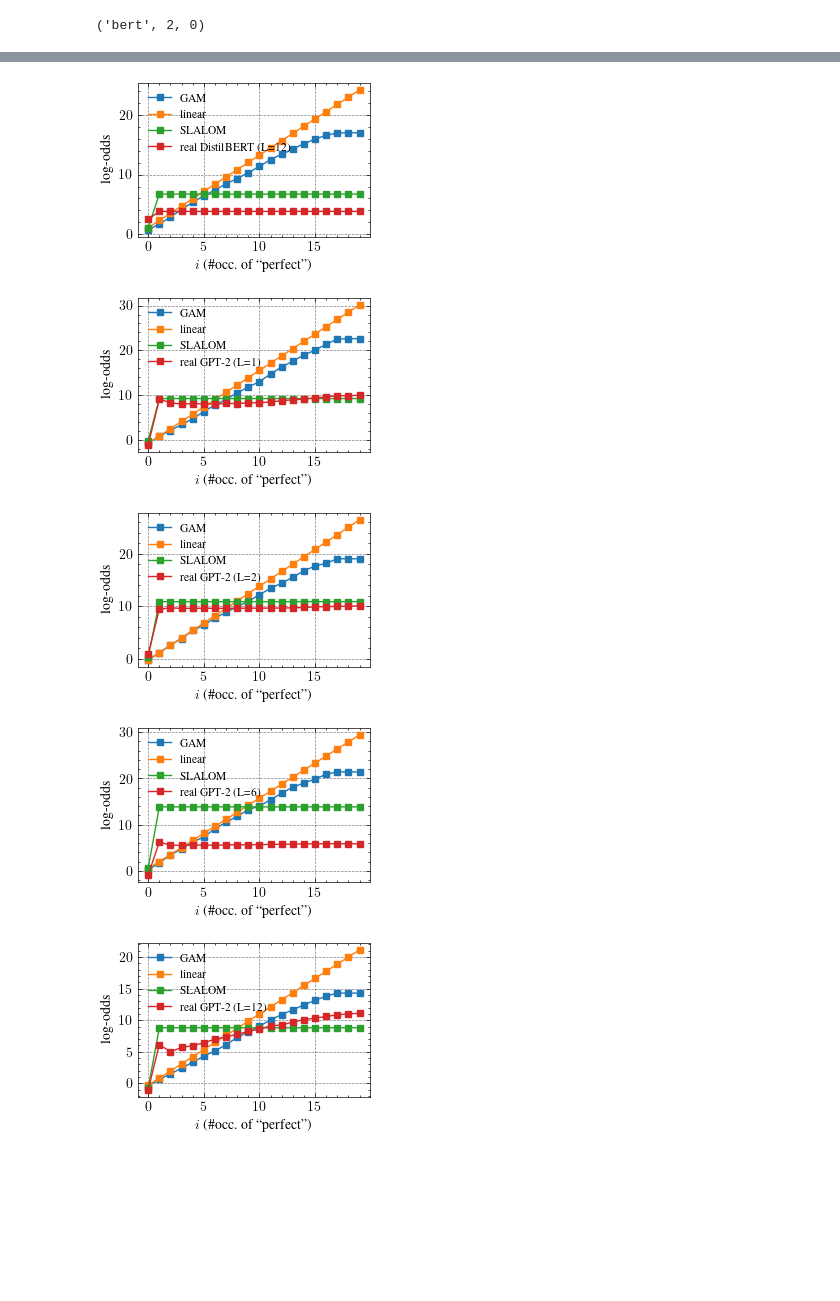
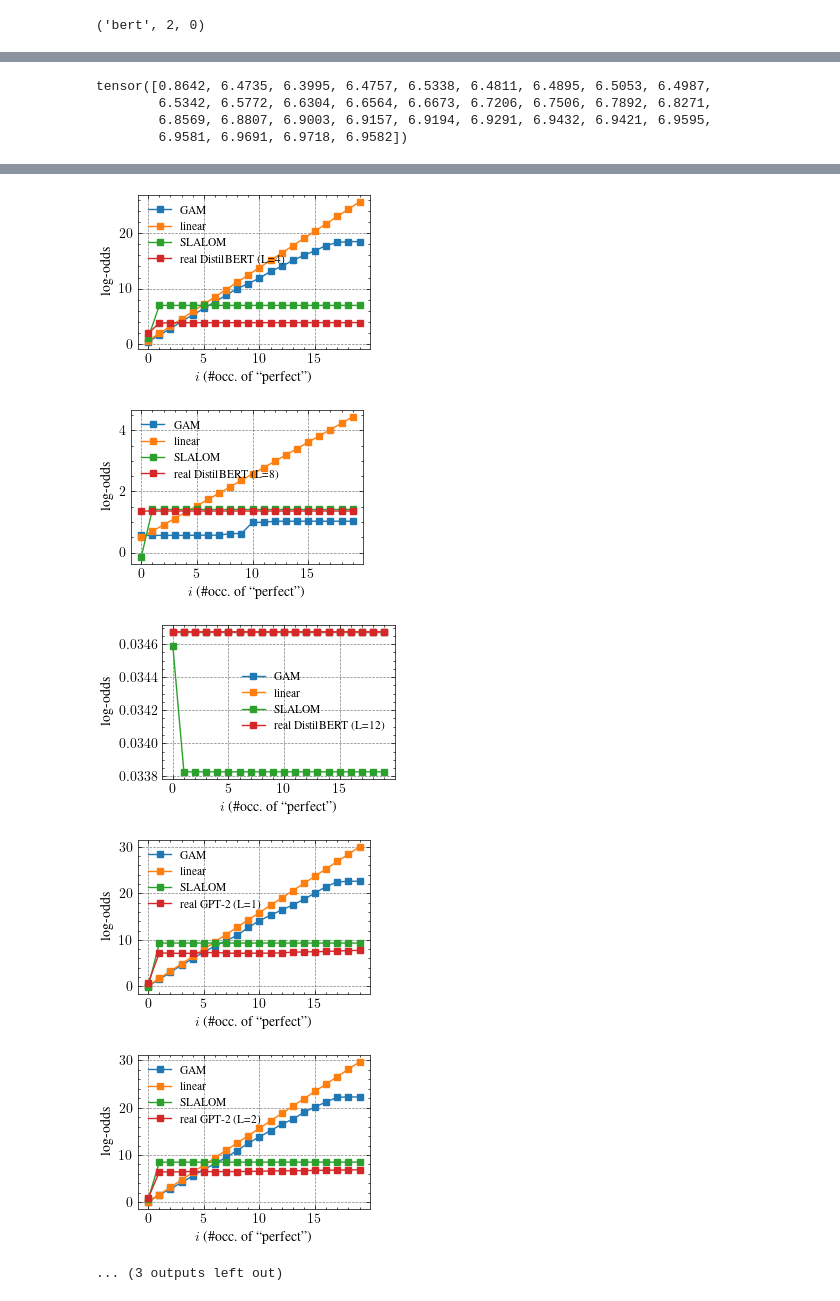
Before and after one commit to tleemann/slalom_explanations, a Jupyter notebook: notebooks/C_Explaining_SLALOM_synth.ipynb, the cells around one changed output, grey strips where cells are left out. Cells and saved outputs as stored; diff of their text form; code cells hidden in the pictures; blank space fills up the shorter version.

```diff
--- a/notebooks/C_Explaining_SLALOM_synth.ipynb
+++ b/notebooks/C_Explaining_SLALOM_synth.ipynb
@@ -20,4 +30,5 @@ from transformer_models import DistilBert, DistilGPT2, Bert, Trainer
 from transformers import AutoTokenizer
 # %%
 binomial = True
-prefix = "models_lin_exp_c"
+prefix = "models_lin_bin_rerun"
+device = "cuda:0" ## Available device
@@ -25,31 +40,31 @@ prefix = "models_lin_exp_c"
 ## Load models
 from collections import defaultdict
 n_heads = 12
-device = "cuda:3"
+
 res_dict = defaultdict(lambda: defaultdict(list))
 models_keys = []
 model_list = []
-for model in ["bert", "distilbert", "distilgpt2"]:
+for model in ["bert", "distilbert", "gpt2"]:
     #res_dict[model] =
-    for run in range(5):
-        for n_layers in [1, 2, 6, 12]:
-            if "distilgpt2" in model:
-                model_obj = DistilGPT2(n_layer=n_layers, n_head=n_heads)
+    for run in range(2):
+        for n_layers in [1, 2, 4, 8, 12]:
+            if "gpt2" in model:
+                model_obj = GPT2(n_layer=n_layers, n_head=n_heads, pretrained=False)
                 tokenizer = AutoTokenizer.from_pretrained('distilgpt2', use_fast=True)
             else:
                 if model == "bert":
-                    model_obj = Bert(n_layers=n_layers, n_heads=n_heads)
+                    model_obj = Bert(n_layers=n_layers, n_heads=n_heads, pretrained=False)
                 else:
-                    model_obj = DistilBert(n_layers=n_layers, n_heads=n_heads)
+                    model_obj = DistilBert(n_layers=n_layers, n_heads=n_heads, pretrained=False)
 
                 tokenizer = AutoTokenizer.from_pretrained('bert-base-uncased', use_fast=True)
-            model_str = f"{prefix}/r{run}/{model}_trained_{n_layers}_{n_heads}.pt"
+            model_str = f"{prefix}/sparsebow_{model}_{n_layers}_r{run}.pt"
             model_obj.model.load_state_dict(torch.load(model_str))
             model_obj.model.eval()
             model_obj.model = model_obj.model.to(device)
 
             ## Now run forward passes
-            res = compute_logits_for_single_token(tokenizer, model_obj.model, n_max=30, use_cls="bert" in model,use_device=device)
+            res = compute_logits_for_single_token(tokenizer, model_obj.model, n_max=30, use_cls="bert" in model, use_device=device)
             res = res[:,:,1]-res[:,:,0]
             res_dict[model][n_layers].append(res)
             model_list.append(model_obj.model.to("cpu"))
@@ -340,15 +302,15 @@ torch.save((lin_all_rnd, gam_all_rnd, slalom_all_rnd, true_all_rnd), f"data/exp_
 # %%
 import numpy as np
-n_runs = 5
-lin_all, gam_all, slalom_all, true_all = torch.load(f"data/exp_c.pt")
-for i, (model_arch, model_arch_str) in enumerate(zip(["distilgpt2", "distilbert", "bert"], ["GPT-2", "DistilBERT", "BERT"])):
-    for layers in [1, 2, 6, 12]:
+n_runs = 2
+#lin_all, gam_all, slalom_all, true_all = lin_all_rnd, gam_all_rnd, slalom_all_rnd, true_all_rnd
+for i, (model_arch, model_arch_str) in enumerate(zip(["gpt2", "distilbert", "bert"], ["GPT-2", "DistilBERT", "BERT"])):
+    for layers in [1, 2, 4, 8, 12]:
         res_str = f"{model_arch_str} & {layers} & "
-        for model, scores_use in zip(["linear", "GAM", "SLALOM"], [lin_all, gam_all, slalom_all]):
+        for model, scores_use in zip(["linear", "GAM", "SLALOM"], [lin_all_rnd, gam_all_rnd, slalom_all_rnd]):
             res_list = []
             for r in range(n_runs):
                 key = (model_arch, layers, r)
-                res_list.append(torch.mean((scores_use[key]-true_all[key]).pow(2)).item()*100)
+                res_list.append(torch.mean((scores_use[key]-true_all_rnd[key]).pow(2)).item()*100)
             narr = np.array(res_list)
             if model != "SLALOM":
                 res_str += r"\wstd{"+ f"{narr.mean():.2f}"+  r"}{" + f"{narr.std()/math.sqrt(n_runs):.2f}" +r"} & "
@@ -434 +399,8 @@ dict_keys([('bert', 1, 0), ('bert', 2, 0), ('bert', 6, 0), ('bert', 12, 0), ('be
+# %%
+true_all[('gpt2', 2, 0)]
+# %% [output]
+tensor([0.8642, 6.4735, 6.3995, 6.4757, 6.5338, 6.4811, 6.4895, 6.5053, 6.4987,
+        6.5342, 6.5772, 6.6304, 6.6564, 6.6673, 6.7206, 6.7506, 6.7892, 6.8271,
+        6.8569, 6.8807, 6.9003, 6.9157, 6.9194, 6.9291, 6.9432, 6.9421, 6.9595,
+        6.9581, 6.9691, 6.9718, 6.9582])
 # %%
@@ -438,13 +410,13 @@ import matplotlib.pyplot as plt
 # %%
 ## Create the figures nicely.
 plt.style.use('./figures/matplot.mplstyle')
-transformer_plot_keys = {"bert": "BERT", "distilbert": "DistilBERT", "distilgpt2": "GPT-2"}
+transformer_plot_keys = {"bert": "BERT", "distilbert": "DistilBERT", "gpt2": "GPT-2"}
 pts_lim = 20
 marker_sz = 4
 run = 0
-for i, model_arch in enumerate(["bert", "distilbert", "distilgpt2"]):
+for i, model_arch in enumerate(["bert", "distilbert", "gpt2"]):
     #lin_all, gam_all, slalom_all, true_all = torch.load(f"data/exp_b_{model_arch}.pt")
-    for layers in [1, 2, 6, 12]:
+    for layers in [1, 2, 4, 8, 12]:
         f, ax = plt.subplots()
         key = (model_arch, layers, run)
         plt.plot(gam_all[key][:pts_lim], "-s", label="GAM", markersize=marker_sz)
@@ -467,6 +439,7 @@ for i, model_arch in enumerate(["bert", "distilbert", "distilgpt2"]):
-[figure, old version]
+[figure, new version]
-[figure, old version]
+[figure, new version]
-[figure, old version]
+[figure, new version]
-[figure, old version]
+[figure, new version]
-[figure, old version]
+[figure, new version]
+... (3 outputs left out)
 # %% [markdown]
```
Also changed, not shown: parts of 46 cells of this notebook, 7 other files.
